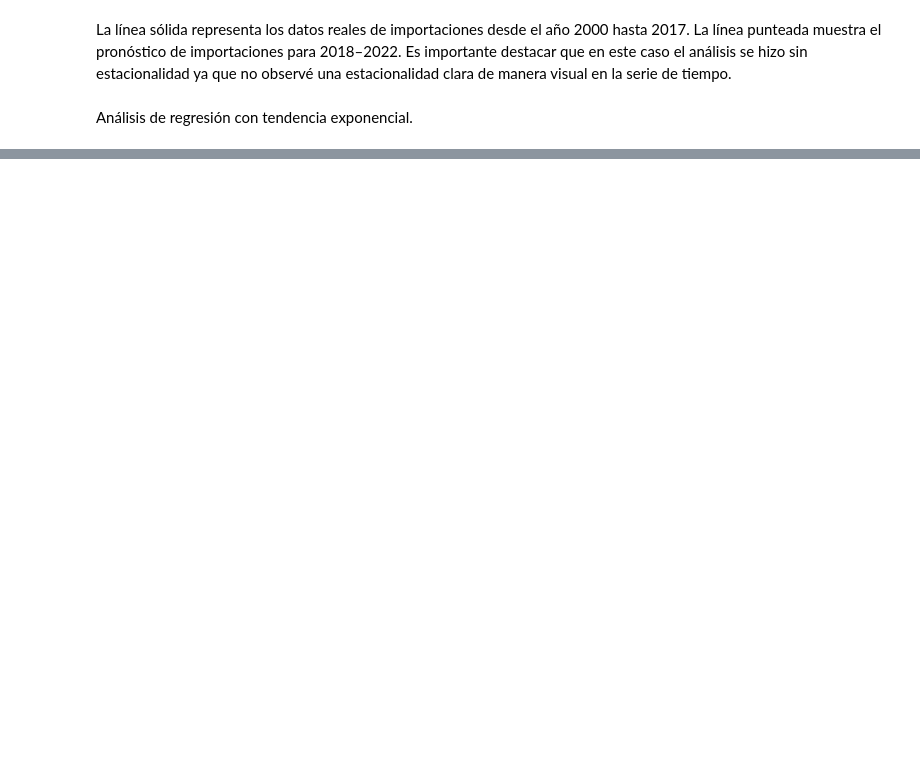
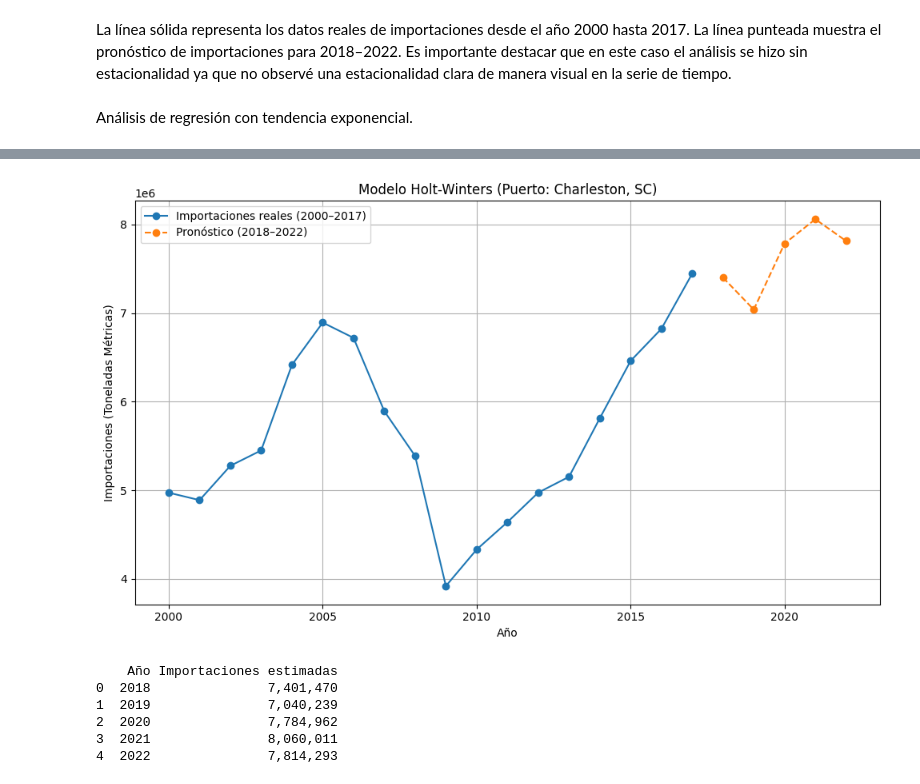
Before and after one commit to isaacmedina/usa-container-ports-timeline-series, a Jupyter notebook: container-ports-2000-2007.ipynb, the cells around one changed output, grey strips where cells are left out. Saved outputs shown, nothing was run; the diff lists cells and outputs as text; code cells hidden in the pictures; blank space fills up the shorter version.

```diff
--- a/container-ports-2000-2007.ipynb
+++ b/container-ports-2000-2007.ipynb
@@ -371,0 +436,55 @@ dict(zip(future_years.flatten(), future_y_pred))
+# %%
+# Lista de años
+years = [str(year) for year in range(2000, 2018)]
+
+# Filtrar datos del puerto 'New York, NY' y convertir a numérico
+df_ny = df[df['U.S. Custom Ports'] == 'Charleston, SC'].copy()
+df_ny[years] = df_ny[years].replace(',', '', regex=True).astype(float)
+
+# Crear serie de tiempo
+ts_ny = pd.Series(df_ny[years].values.flatten(), index=pd.Index(range(2000, 2018), name='Año'))
+
+# Aplicar modelo Holt-Winters (tendencia aditiva)
+# Estacionalidad, Método Multiplicativo
+model = ExponentialSmoothing(
+    ts_ny,
+    trend='add',
+    seasonal="multiplicative",
+    seasonal_periods=5)
+fit_model = model.fit()
+
+# Generar predicción para los próximos 5 años
+forecast_years = list(range(2018, 2023))
+forecast = fit_model.forecast(len(forecast_years))
+
+# Graficar resultados
+plt.figure(figsize=(10, 6))
+plt.plot(ts_ny, label='Importaciones reales (2000–2017)', marker='o')
+plt.plot(forecast, label='Pronóstico (2018–2022)', linestyle='--', marker='o')
+plt.title('Modelo Holt-Winters (Puerto: Charleston, SC)')
+plt.xlabel('Año')
+plt.ylabel('Importaciones (Toneladas Métricas)')
+plt.legend()
+plt.grid(True)
+plt.tight_layout()
+plt.show()
+
+# Crear tabla con valores pronosticados
+forecast_table = pd.DataFrame({
+    'Año': forecast_years,
+    'Importaciones estimadas': forecast.values
+})
+
+# Formatear los valores
+forecast_table['Importaciones estimadas'] = forecast_table['Importaciones estimadas'].apply(lambda x: f"{x:,.0f}")
+
+# Mostrar tabla
+print(forecast_table)
+# %% [output]
+[figure, added]
+    Año Importaciones estimadas
+0  2018               7,401,470
+1  2019               7,040,239
+2  2020               7,784,962
+3  2021               8,060,011
+4  2022               7,814,293
```
Also changed, not shown: parts of 17 cells of this notebook, 2 other files.
